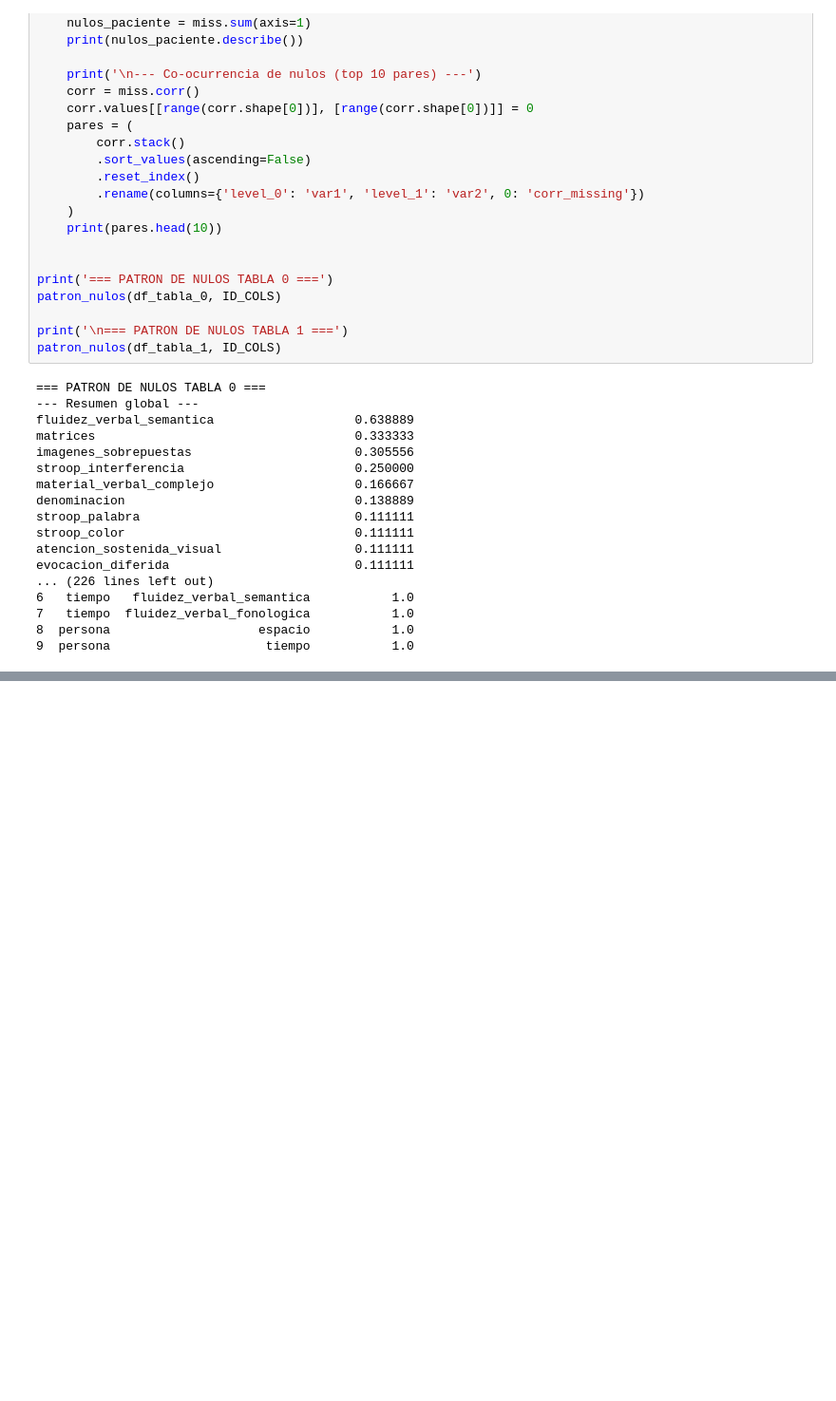
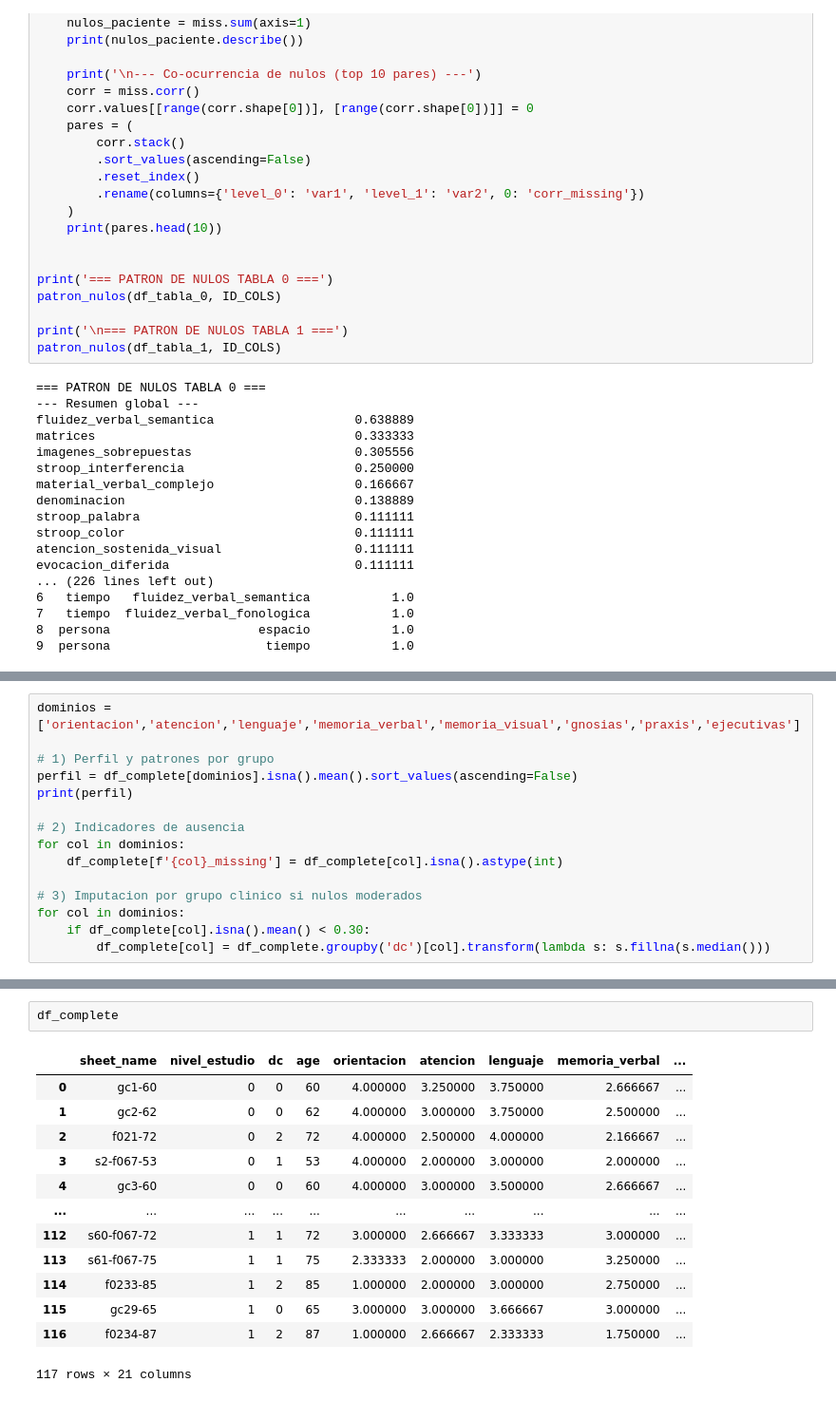
Before and after one commit to Nicolasg2c/dc_model_ts, a Jupyter notebook: src/dc_pipeline_2.ipynb, the cells around one changed output, grey strips where cells are left out. Shown at 95% size. Cells and saved outputs as stored; diff of their text form; blank space fills up the shorter version.

```diff
--- a/src/dc_pipeline_2.ipynb
+++ b/src/dc_pipeline_2.ipynb
@@ -1450,0 +1159,15 @@ weighted avg       0.65      0.75      0.69         8
+# %%
+dominios = ['orientacion','atencion','lenguaje','memoria_verbal','memoria_visual','gnosias','praxis','ejecutivas']
+
+# 1) Perfil y patrones por grupo
+perfil = df_complete[dominios].isna().mean().sort_values(ascending=False)
+print(perfil)
+
+# 2) Indicadores de ausencia
+for col in dominios:
+    df_complete[f'{col}_missing'] = df_complete[col].isna().astype(int)
+
+# 3) Imputacion por grupo clinico si nulos moderados
+for col in dominios:
+    if df_complete[col].isna().mean() < 0.30:
+        df_complete[col] = df_complete.groupby('dc')[col].transform(lambda s: s.fillna(s.median()))
@@ -1450,0 +1184,16 @@ weighted avg       0.65      0.75      0.69         8
+# %%
+df_complete
+# %% [output]
+|  | sheet_name | nivel_estudio | dc | age | orientacion | atencion | lenguaje | memoria_verbal | ... |
+| 0 | gc1-60 | 0 | 0 | 60 | 4.000000 | 3.250000 | 3.750000 | 2.666667 | ... |
+| 1 | gc2-62 | 0 | 0 | 62 | 4.000000 | 3.000000 | 3.750000 | 2.500000 | ... |
+| 2 | f021-72 | 0 | 2 | 72 | 4.000000 | 2.500000 | 4.000000 | 2.166667 | ... |
+| 3 | s2-f067-53 | 0 | 1 | 53 | 4.000000 | 2.000000 | 3.000000 | 2.000000 | ... |
+| 4 | gc3-60 | 0 | 0 | 60 | 4.000000 | 3.000000 | 3.500000 | 2.666667 | ... |
+| ... | ... | ... | ... | ... | ... | ... | ... | ... | ... |
+| 112 | s60-f067-72 | 1 | 1 | 72 | 3.000000 | 2.666667 | 3.333333 | 3.000000 | ... |
+| 113 | s61-f067-75 | 1 | 1 | 75 | 2.333333 | 2.000000 | 3.000000 | 3.250000 | ... |
+| 114 | f0233-85 | 1 | 2 | 85 | 1.000000 | 2.000000 | 3.000000 | 2.750000 | ... |
+| 115 | gc29-65 | 1 | 0 | 65 | 3.000000 | 3.000000 | 3.666667 | 3.000000 | ... |
+| 116 | f0234-87 | 1 | 2 | 87 | 1.000000 | 2.666667 | 2.333333 | 1.750000 | ... |
+117 rows × 21 columns
```
Also changed, not shown: parts of 12 cells of this notebook.
